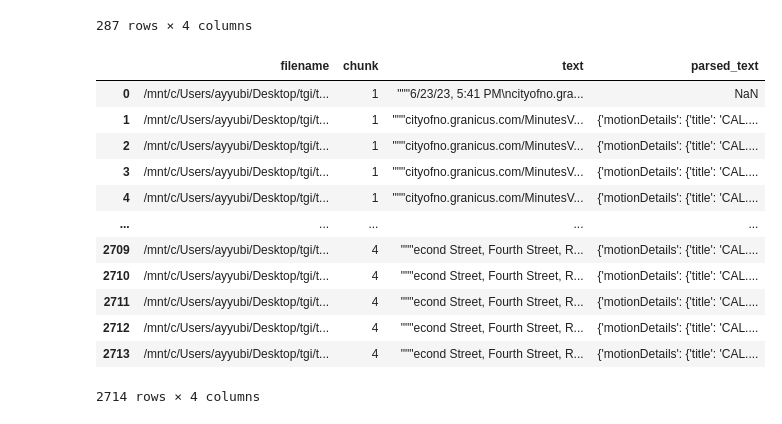
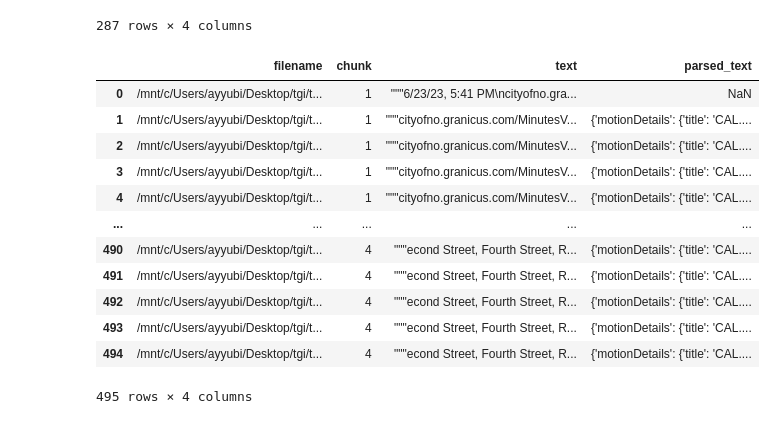
Before and after one commit to eye-on-surveillance/sawt, a Jupyter notebook: packages/supervised-model/extraction/src.ipynb, the cells around one changed output. Saved outputs shown, nothing was run; the diff lists cells and outputs as text; code cells hidden in the pictures.

```diff
--- a/packages/supervised-model/extraction/src.ipynb
+++ b/packages/supervised-model/extraction/src.ipynb
@@ -76,10 +76,11 @@ def parse_text(text):
 
     return parsed_list
 
-df['parsed_text'] = df['text'].apply(parse_text)
+dfa = df.copy()
+dfa['parsed_text'] = dfa['text'].apply(parse_text)
 
-df = df.explode('parsed_text').reset_index(drop=True)
-df
+dfa = dfa.explode('parsed_text').reset_index(drop=True)
+dfa
 # %% [output]
 |  | filename | chunk | text | parsed_text |
 | 0 | /mnt/c/Users/ayyubi/Desktop/tgi/t... | 1 | """6/23/23, 5:41 PM\ncityofno.gra... | NaN |
@@ -155,38 +156,40 @@ def parse_text(text):
                 vote_type = votes_match.group(3).lower()
                 members = votes_match.group(2).split(", ") if votes_match.group(2) else ["0"]
                 for member in members:
                     member = member.strip()
                     if member and member != "0":
                         member = member.replace("\n", "")
                         parsed["motionDetails"]["votingDetails"][member] = vote_type
 
             motion_passed_match = motion_passed_re.search(block, pos=(seconded_by_match.end() if seconded_by_match else 0))
             if motion_passed_match:
                 parsed["motionDetails"]["motionPassed"] = True if motion_passed_match.group(1) == "PASSED" else False
 
             withdrawn_match = withdrawn_re.search(block, pos=(seconded_by_match.end() if seconded_by_match else 0))
             if withdrawn_match:
                 parsed["motionDetails"]["withdrawn"] = True
 
             if parsed["motionDetails"]["votingDetails"]:
                 parsed_list.append(parsed)
 
     return parsed_list
 
-df['parsed_text'] = df['text'].apply(parse_text)
+dfb = df.copy()
+dfb['parsed_text'] = dfb['text'].apply(parse_text)
 
-df = df.explode('parsed_text').reset_index(drop=True)
+dfb = dfb.explode('parsed_text').reset_index(drop=True)
+dfb
 # %% [output]
 |  | filename | chunk | text | parsed_text |
 | 0 | /mnt/c/Users/ayyubi/Desktop/tgi/t... | 1 | """6/23/23, 5:41 PM\ncityofno.gra... | NaN |
 | 1 | /mnt/c/Users/ayyubi/Desktop/tgi/t... | 1 | """cityofno.granicus.com/MinutesV... | {'motionDetails': {'title': 'CAL.... |
 | 2 | /mnt/c/Users/ayyubi/Desktop/tgi/t... | 1 | """cityofno.granicus.com/MinutesV... | {'motionDetails': {'title': 'CAL.... |
 | 3 | /mnt/c/Users/ayyubi/Desktop/tgi/t... | 1 | """cityofno.granicus.com/MinutesV... | {'motionDetails': {'title': 'CAL.... |
 | 4 | /mnt/c/Users/ayyubi/Desktop/tgi/t... | 1 | """cityofno.granicus.com/MinutesV... | {'motionDetails': {'title': 'CAL.... |
 | ... | ... | ... | ... | ... |
-| 2709 | /mnt/c/Users/ayyubi/Desktop/tgi/t... | 4 | """econd Street, Fourth Street, R... | {'motionDetails': {'title': 'CAL.... |
-| 2710 | /mnt/c/Users/ayyubi/Desktop/tgi/t... | 4 | """econd Street, Fourth Street, R... | {'motionDetails': {'title': 'CAL.... |
-| 2711 | /mnt/c/Users/ayyubi/Desktop/tgi/t... | 4 | """econd Street, Fourth Street, R... | {'motionDetails': {'title': 'CAL.... |
-| 2712 | /mnt/c/Users/ayyubi/Desktop/tgi/t... | 4 | """econd Street, Fourth Street, R... | {'motionDetails': {'title': 'CAL.... |
-| 2713 | /mnt/c/Users/ayyubi/Desktop/tgi/t... | 4 | """econd Street, Fourth Street, R... | {'motionDetails': {'title': 'CAL.... |
+| 490 | /mnt/c/Users/ayyubi/Desktop/tgi/t... | 4 | """econd Street, Fourth Street, R... | {'motionDetails': {'title': 'CAL.... |
+| 491 | /mnt/c/Users/ayyubi/Desktop/tgi/t... | 4 | """econd Street, Fourth Street, R... | {'motionDetails': {'title': 'CAL.... |
+| 492 | /mnt/c/Users/ayyubi/Desktop/tgi/t... | 4 | """econd Street, Fourth Street, R... | {'motionDetails': {'title': 'CAL.... |
+| 493 | /mnt/c/Users/ayyubi/Desktop/tgi/t... | 4 | """econd Street, Fourth Street, R... | {'motionDetails': {'title': 'CAL.... |
+| 494 | /mnt/c/Users/ayyubi/Desktop/tgi/t... | 4 | """econd Street, Fourth Street, R... | {'motionDetails': {'title': 'CAL.... |
-2714 rows × 4 columns
+495 rows × 4 columns
```
Also changed, not shown: parts of 3 cells of this notebook, 1 other file.
